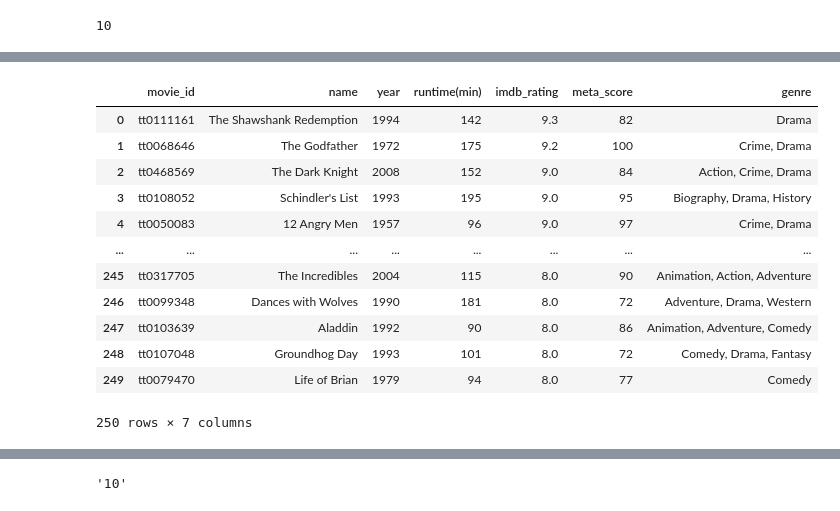
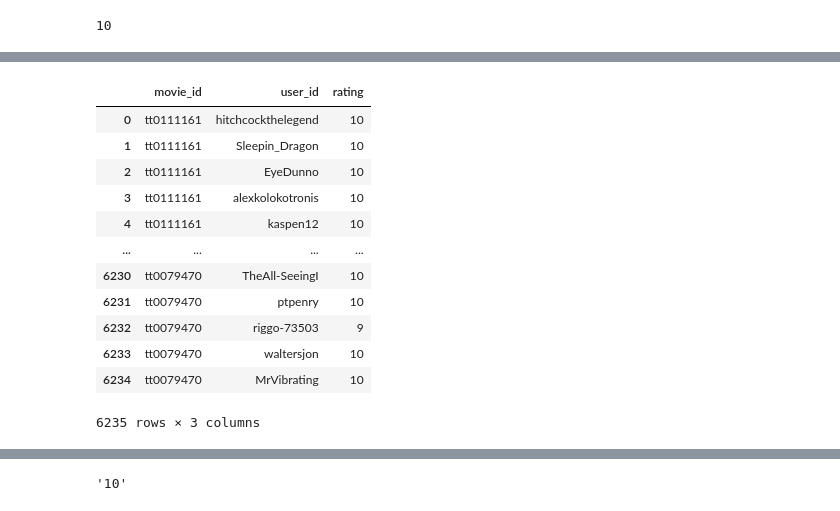
Before and after one commit to datakoreaheon/myproject, a Jupyter notebook: movie_project.ipynb, the cells around one changed output, grey strips where cells are left out. Cells and saved outputs as stored; diff of their text form; code cells hidden in the pictures.

```diff
--- a/movie_project.ipynb
+++ b/movie_project.ipynb
@@ -316,13 +297,13 @@ for id in movie_id:
     soup=BeautifulSoup(html,'html.parser')
     review_info=soup.select('#main div.review-container')
     rating_info=soup.select('div.lister-item-content > div.ipl-ratings-bar')
-    for j in range(len(review_info[:10])):
+    for j in range(len(review_info)):
         id2.append(id)
         # user_ids=review_info.find('span',class_='display-name-link').text
         user_ids=review_info[j].select_one('span.display-name-link').get_text()
         user_id.append(user_ids)
         # rating
-        review_info=soup.select('#main div.review-container > div.lister-item-content')[:10]
+        review_info=soup.select('#main div.review-container > div.lister-item-content')
     for reviewinfo in review_info:
         if reviewinfo.select('div.ipl-ratings-bar')==[]:
             rating.append(np.nan)
@@ -331,25 +315,26 @@ for id in movie_id:
 # %%
+import pandas as pd
 df2=pd.DataFrame([id2,user_id,rating]).T
 df2.columns=['movie_id','user_id','rating']
 df2['user_id'].value_counts()
 # # df2.loc[df2['user_id']=='TheLittleSongbird'][['rating']]
-# df2.to_csv('useer_info.csv',index=False)
-df2.head(10)
-df
+df2.to_csv('user_info.csv',index=False)
+# df2.head(10)
+df2
 # %% [output]
-|  | movie_id | name | year | runtime(min) | imdb_rating | meta_score | genre |
-| 0 | tt0111161 | The Shawshank Redemption | 1994 | 142 | 9.3 | 82 | Drama |
-| 1 | tt0068646 | The Godfather | 1972 | 175 | 9.2 | 100 | Crime, Drama |
-| 2 | tt0468569 | The Dark Knight | 2008 | 152 | 9.0 | 84 | Action, Crime, Drama |
-| 3 | tt0108052 | Schindler's List | 1993 | 195 | 9.0 | 95 | Biography, Drama, History |
-| 4 | tt0050083 | 12 Angry Men | 1957 | 96 | 9.0 | 97 | Crime, Drama |
-| ... | ... | ... | ... | ... | ... | ... | ... |
-| 245 | tt0317705 | The Incredibles | 2004 | 115 | 8.0 | 90 | Animation, Action, Adventure |
-| 246 | tt0099348 | Dances with Wolves | 1990 | 181 | 8.0 | 72 | Adventure, Drama, Western |
-| 247 | tt0103639 | Aladdin | 1992 | 90 | 8.0 | 86 | Animation, Adventure, Comedy |
-| 248 | tt0107048 | Groundhog Day | 1993 | 101 | 8.0 | 72 | Comedy, Drama, Fantasy |
-| 249 | tt0079470 | Life of Brian | 1979 | 94 | 8.0 | 77 | Comedy |
+|  | movie_id | user_id | rating |
+| 0 | tt0111161 | hitchcockthelegend | 10 |
+| 1 | tt0111161 | Sleepin_Dragon | 10 |
+| 2 | tt0111161 | EyeDunno | 10 |
+| 3 | tt0111161 | alexkolokotronis | 10 |
+| 4 | tt0111161 | kaspen12 | 10 |
+| ... | ... | ... | ... |
+| 6230 | tt0079470 | TheAll-SeeingI | 10 |
+| 6231 | tt0079470 | ptpenry | 10 |
+| 6232 | tt0079470 | riggo-73503 | 9 |
+| 6233 | tt0079470 | waltersjon | 10 |
+| 6234 | tt0079470 | MrVibrating | 10 |
-250 rows × 7 columns
+6235 rows × 3 columns
 # %%
 combined=pd.merge(df2,df)
 combined
```
Also changed, not shown: parts of 26 cells of this notebook, 1 other file.
